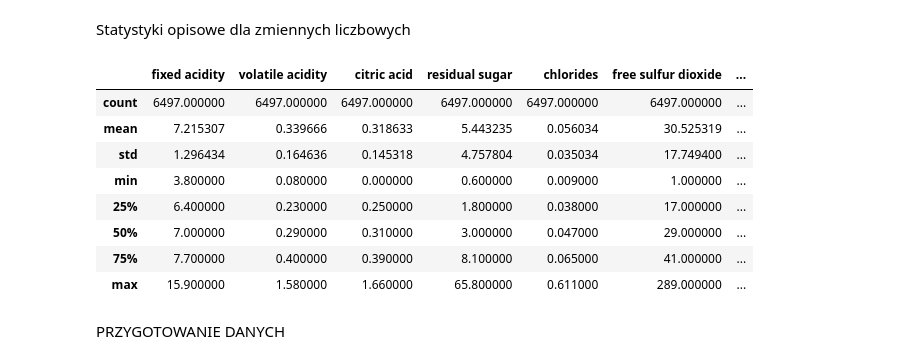
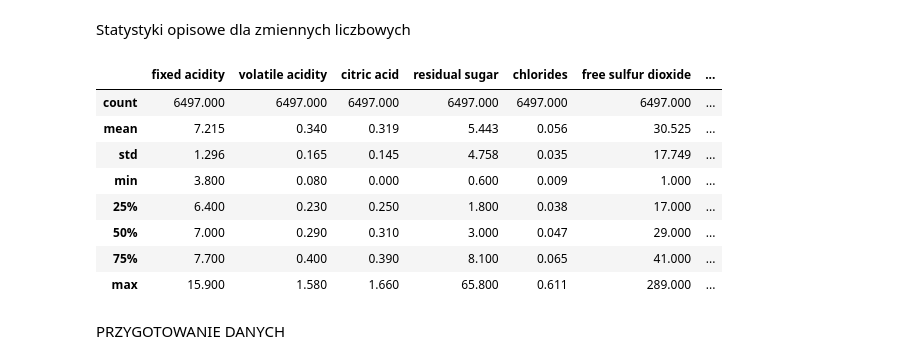
Before and after one commit to kKita9/ProjektUM, a Jupyter notebook: projekt_um_Krotkiewicz_Kita.ipynb, the cells around one changed output. Drawn from its saved outputs; the diff is of its cells as text; code cells hidden in the pictures.

```diff
--- a/projekt_um_Krotkiewicz_Kita.ipynb
+++ b/projekt_um_Krotkiewicz_Kita.ipynb
@@ -100,17 +163,17 @@ data.shape
 Statystyki opisowe dla zmiennych liczbowych
 # %%
 data_float_column = data.select_dtypes(include=[float]).columns
-data[data_float_column].describe()
+data[data_float_column].describe().applymap(lambda x: f"{x:0.3f}")
 # %% [output]
 |  | fixed acidity | volatile acidity | citric acid | residual sugar | chlorides | free sulfur dioxide | ... |
-| count | 6497.000000 | 6497.000000 | 6497.000000 | 6497.000000 | 6497.000000 | 6497.000000 | ... |
-| mean | 7.215307 | 0.339666 | 0.318633 | 5.443235 | 0.056034 | 30.525319 | ... |
-| std | 1.296434 | 0.164636 | 0.145318 | 4.757804 | 0.035034 | 17.749400 | ... |
-| min | 3.800000 | 0.080000 | 0.000000 | 0.600000 | 0.009000 | 1.000000 | ... |
-| 25% | 6.400000 | 0.230000 | 0.250000 | 1.800000 | 0.038000 | 17.000000 | ... |
-| 50% | 7.000000 | 0.290000 | 0.310000 | 3.000000 | 0.047000 | 29.000000 | ... |
-| 75% | 7.700000 | 0.400000 | 0.390000 | 8.100000 | 0.065000 | 41.000000 | ... |
-| max | 15.900000 | 1.580000 | 1.660000 | 65.800000 | 0.611000 | 289.000000 | ... |
+| count | 6497.000 | 6497.000 | 6497.000 | 6497.000 | 6497.000 | 6497.000 | ... |
+| mean | 7.215 | 0.340 | 0.319 | 5.443 | 0.056 | 30.525 | ... |
+| std | 1.296 | 0.165 | 0.145 | 4.758 | 0.035 | 17.749 | ... |
+| min | 3.800 | 0.080 | 0.000 | 0.600 | 0.009 | 1.000 | ... |
+| 25% | 6.400 | 0.230 | 0.250 | 1.800 | 0.038 | 17.000 | ... |
+| 50% | 7.000 | 0.290 | 0.310 | 3.000 | 0.047 | 29.000 | ... |
+| 75% | 7.700 | 0.400 | 0.390 | 8.100 | 0.065 | 41.000 | ... |
+| max | 15.900 | 1.580 | 1.660 | 65.800 | 0.611 | 289.000 | ... |
 # %% [markdown]
 PRZYGOTOWANIE DANYCH
 # %% [markdown]
```
Also changed, not shown: parts of 19 cells of this notebook.
